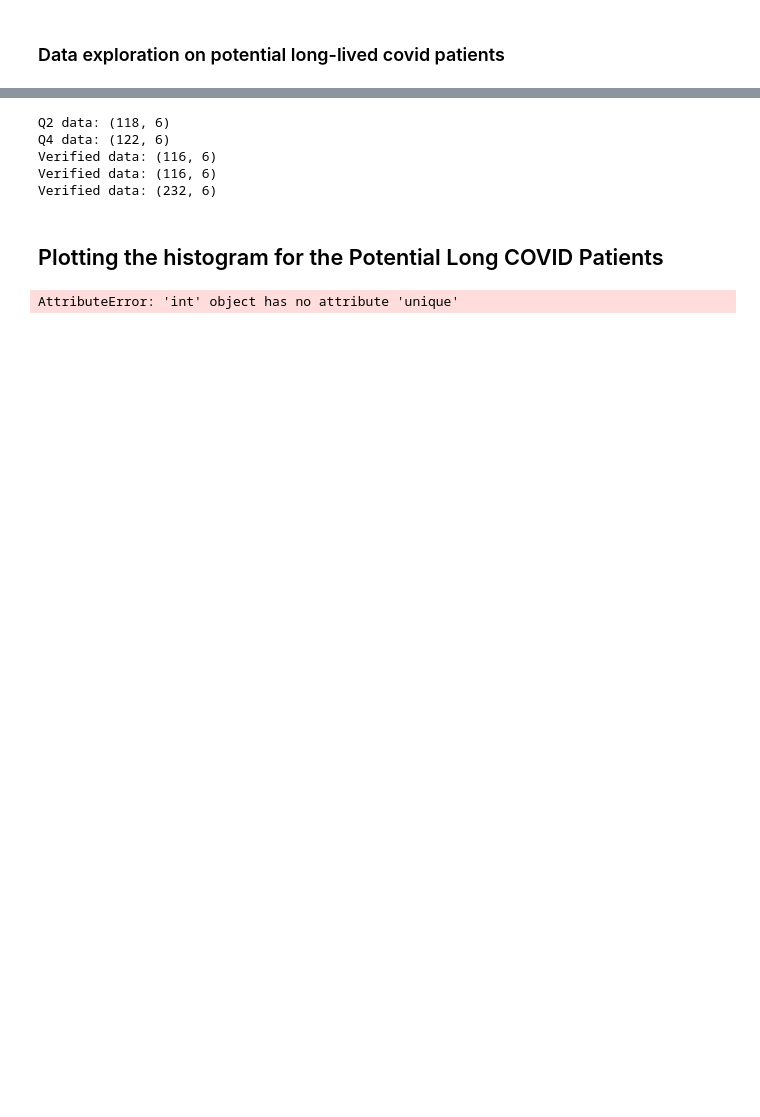
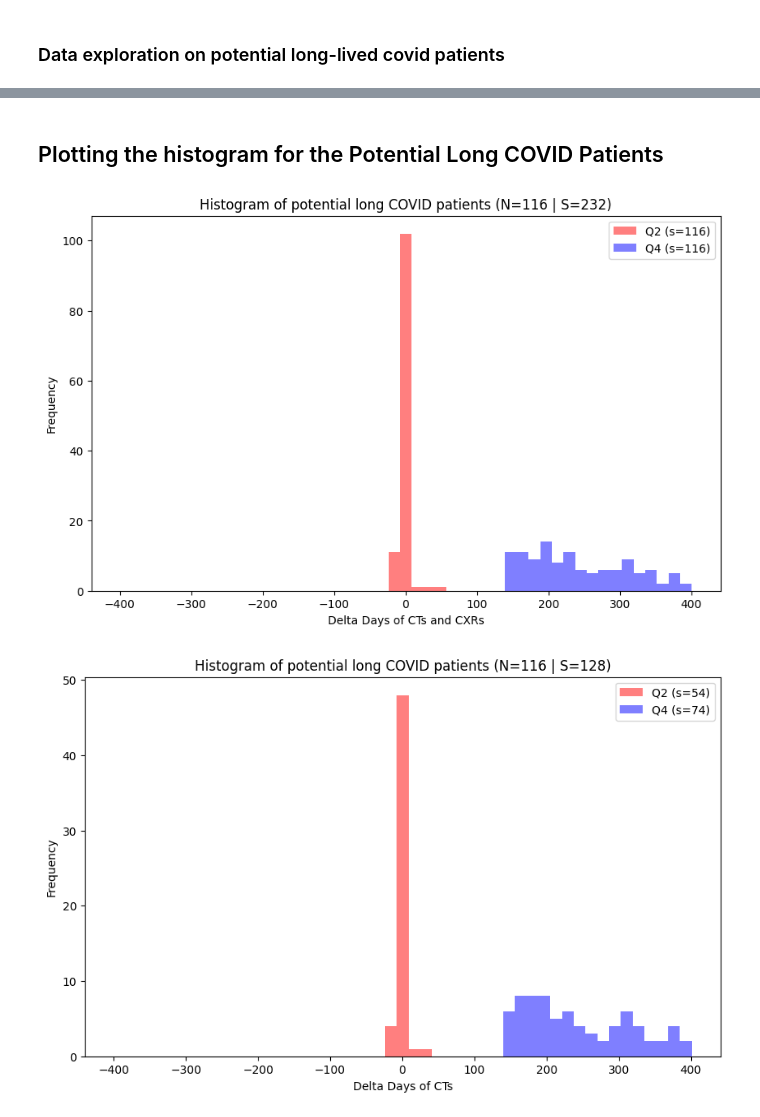
Before and after one commit to jagh/patientomics, a Jupyter notebook: notebooks/long_covid_data_exploration.ipynb, the cells around one changed output, grey strips where cells are left out. Cells and saved outputs as stored; diff of their text form; code cells hidden in the pictures; blank space fills up the shorter version.

Commit message:
Updated The plot_histogram_by_quartile function to set a color map for each quartile

```diff
--- a/notebooks/long_covid_data_exploration.ipynb
+++ b/notebooks/long_covid_data_exploration.ipynb
@@ -200,59 +282,0 @@ def plot_histogram_by_quartile(data, exam_type='CTs and X-rays', N='86'):
-# %%
-import os
-import pandas as pd
-
-dir_path = '/home/jagh/Documents/01_UB/MultiOmiX/patientomics/data/05_data_exploration/01_preprocessing_125PLCP/'
-filename = os.path.join(dir_path, 'potential_long_covid_patients_ris_information.csv')
-df = pd.read_csv(filename)
-
-# Define the hospitalization quartile ranges
-quartile_ranges = {
-        # 'Q1': [-400, -16],
-        'Q2': [-15, 60],
-        # 'Q3': [91, 149],
-        'Q4': [150, 401]
-    }
-
-# Function to filter one entry per patient in each quartile range
-def filter_one_per_quartile(patient_data):
-    filtered_data = []
-    patient_data = patient_data.sort_values(by='days')
-    for q, (lower, upper) in quartile_ranges.items():
-        q_data = patient_data[(patient_data['days'] >= lower) & (patient_data['days'] <= upper)]
-        if not q_data.empty:
-            # Select the first entry in this quartile range
-            filtered_data.append(q_data.iloc[0])
-    return pd.DataFrame(filtered_data)
-
-# Group the data by 'patient_id' and apply the filtering function
-filtered_data = df.groupby('pseudoid_pid', group_keys=False).apply(filter_one_per_quartile)
-
-# Count the number of unique patients in 'pseudoid_pid'
-num_unique_patients = df['pseudoid_pid'].nunique()
-
-# Filter data in Q2 and Q4
-q2_data = filtered_data[filtered_data['days'].between(-15, 60)]
-q4_data = filtered_data[filtered_data['days'].between(150, 500)]
-print("Q2 data:", q2_data.shape)
-print("Q4 data:", q4_data.shape)
-
-# # Find the subjects that have at least one sample in both q2_data and q4_data
-q2_filtered_verified = q2_data[q2_data['pseudoid_pid'].isin(q4_data['pseudoid_pid'])]
-print("Verified data:", q2_filtered_verified.shape)
-
-# Find the subjects that have at least one sample in both q4_data and q2_data
-q4_filtered_verified = q4_data[q4_data['pseudoid_pid'].isin(q2_data['pseudoid_pid'])]
-print("Verified data:", q4_filtered_verified.shape)
-
-## Concatenate the verified data of q2 and q4
-verified_data = pd.concat([q2_filtered_verified, q4_filtered_verified])
-print("Verified data:", verified_data.shape)
-
-## Save the verified data
-verified_data.to_csv(os.path.join(dir_path, 'verified_long_covid_patients_ris_information.csv'), index=False)
-# %% [output]
-Q2 data: (118, 6)
-Q4 data: (122, 6)
-Verified data: (116, 6)
-Verified data: (116, 6)
-Verified data: (232, 6)
@@ -336,8 +286,8 @@ Verified data: (232, 6)
 ## Plotting the histogram for G1 and G2
 
 dir_path = '/home/jagh/Documents/01_UB/MultiOmiX/patientomics/data/05_data_exploration/01_preprocessing_125PLCP/'
-filename = os.path.join(dir_path, 'potential_long_covid_patients_filtered_data.csv')
-filename = os.path.join(dir_path, 'verified_long_covid_patients_ris_information.csv')
+# filename = os.path.join(dir_path, 'potential_long_covid_patients_filtered_data.csv')
+filename = os.path.join(dir_path, 'plcp_with_2_images.csv')
 
 
 ## Read the CSV file into a DataFrame
@@ -345,7 +295,7 @@ df = read_csv(filename)
 # print(df.head())
 
 ## Get the unique number of patients in the DataFrame
-N=df.unique('pseudoid_pid')[0]
+N=df['pseudoid_pid'].nunique()
 
 
 #############################################
@@ -361,31 +311,32 @@ plot_histogram_by_quartile(delta_days, exam_type='CTs and CXRs', N=N)
 
 
 #############################################
 ## Step 2: Plot histogram for CTs          ##
 #############################################
 
 ## Filter the patients with 'ris_examination_type' == 'CTA, CTTH'
 df_CTs = df[df['ris_examination_type'].isin(['CTA', 'CTHATHAB', 'CTHATHOB', 'CTHTH', 'CTHTHABD', 'CTTH', 'CTTHABD', 'CTTHOB', 'CTUB', 'IMPCTTH', 'IMPCTTHAB'])]
 
 ## Extract the delta days from the DataFrame 'df_CTs'
 delta_days_CTs = df_CTs['days'].values
 
 ## plot the histogram
 plot_histogram_by_quartile(delta_days_CTs, exam_type='CTs', N=N)
 
 
 
 #############################################
 ## Step 3: Plot histogram for CXRs         ##
 #############################################
 
 ## Filter the patients with 'ris_examination_type' == 'TH'
 df_CXRs = df[df['ris_examination_type'].isin(['TH'])]
 
 ## Extract the delta days from the DataFrame 'df_CTs'
 delta_days_CXRs = df_CXRs['days'].values
 
 ## plot the histogram
 plot_histogram_by_quartile(delta_days_CXRs, exam_type='CXRs', N=N)
 # %% [output]
-AttributeError: 'int' object has no attribute 'unique'
+[figure, added]
+[figure, added]
```
Also changed, not shown: parts of 6 cells of this notebook.
